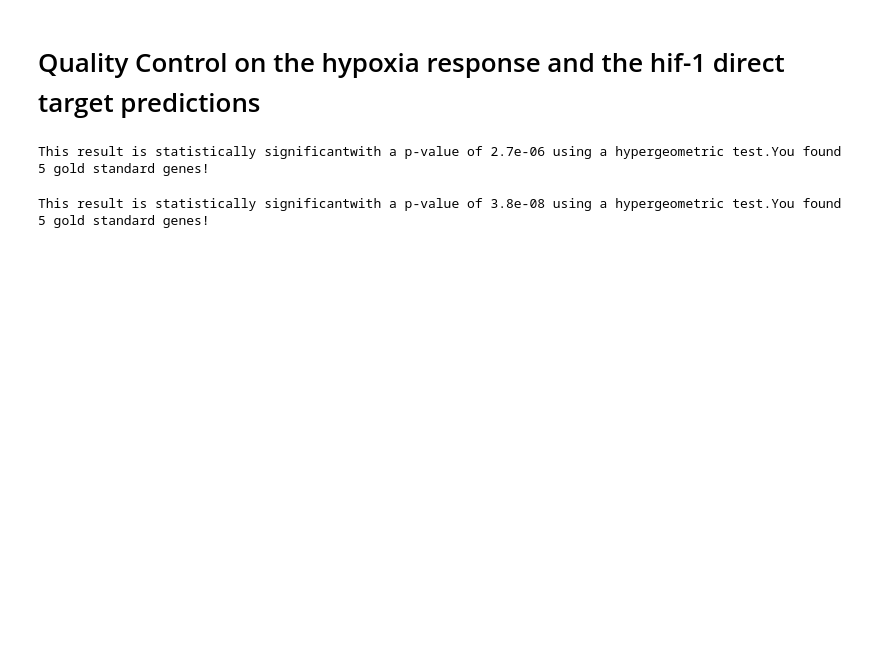
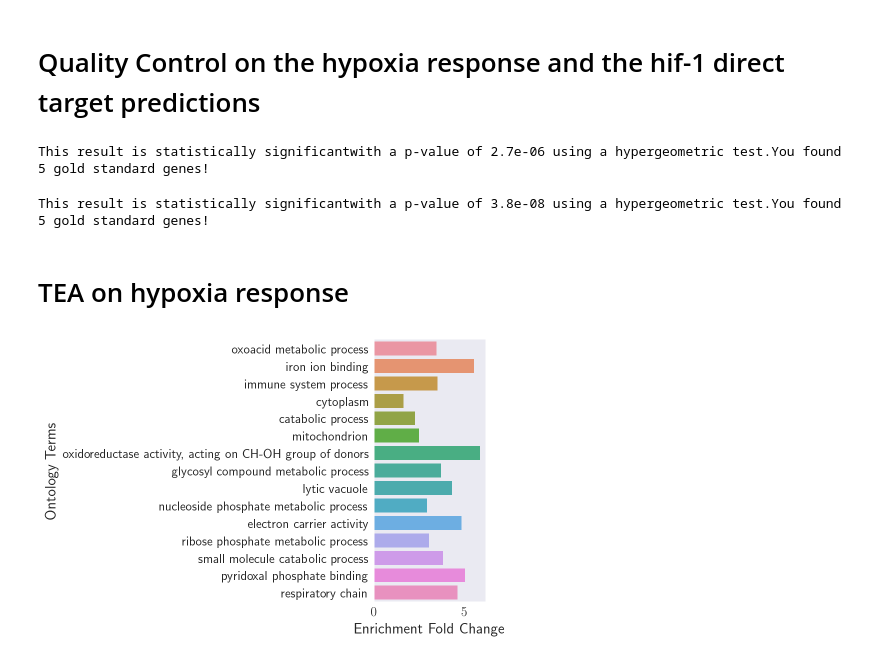
Before and after one commit to WormLabCaltech/mprsq, a Jupyter notebook: src/Quality check of the RNA-seq data.ipynb, the cells around one changed output. Cells and saved outputs as stored; diff of their text form; code cells hidden in the pictures; blank space fills up the shorter version.

```diff
--- a/src/Quality check of the RNA-seq data.ipynb
+++ b/src/Quality check of the RNA-seq data.ipynb
@@ -41,12 +41,11 @@ sns.set_style("dark")
 
 ft = 35 #title fontsize
 import genpy
+# %%
+tissue_df = tea.fetch_dictionary()
+phenotype_df = pd.read_csv('../input/phenotype_ontology.csv')
+go_df = pd.read_csv('../input/go_dictionary.csv')
 # %%
-fname = '../input/dictionaries/phenotype_dictionary.csv'
-phenotype_df = pd.read_csv(fname)
-fname = '../input/dictionaries/go_dictionary.csv'
-go_df = pd.read_csv(fname)
-tissue_df = tea.fetch_dictionary()
 tf_df = pd.read_csv('../input/tf_list.csv')
 hypoxia_gold = pd.read_csv('../input/hypoxia_gold_standard.csv',
                            sep=',')
@@ -396,3 +406,11 @@ This result is statistically significantwith a p-value of 2.7e-06 using a hyperg
 test_significance(hypoxia_direct_targets)
 # %% [output]
 This result is statistically significantwith a p-value of 3.8e-08 using a hypergeometric test.You found 5 gold standard genes!
+# %% [markdown]
+# TEA on hypoxia response
+# %%
+_ = tea.enrichment_analysis(hypoxia_response.ens_gene.unique(), go_df, show=False)
+ax = tea.plot_enrichment_results(_, analysis='go')
+plt.savefig('../output/hypoxia_response_gea.svg')
+# %% [output]
+[figure, added]
```
Also changed, not shown: parts of 6 cells of this notebook, 36 other files.
